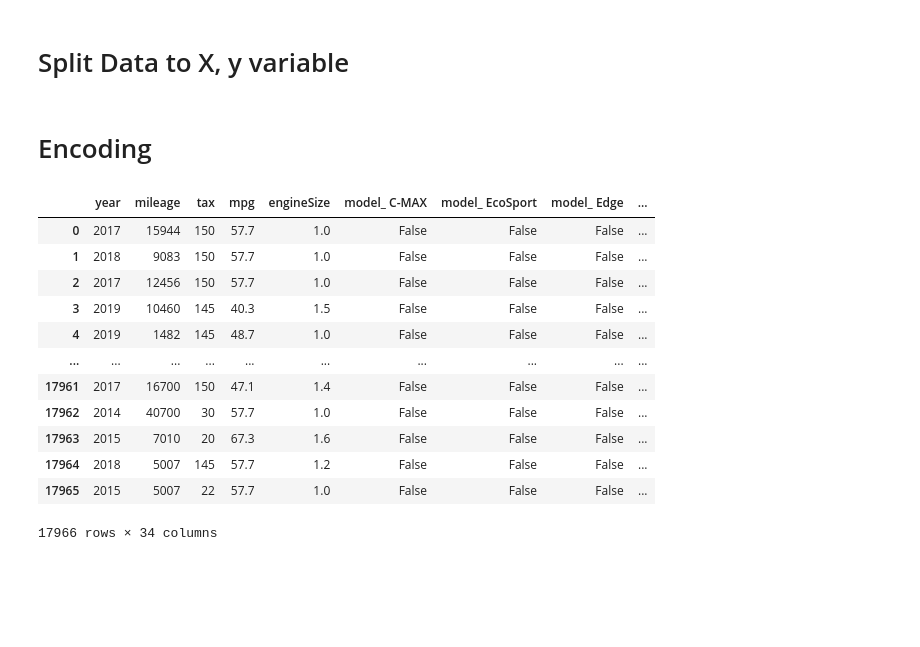
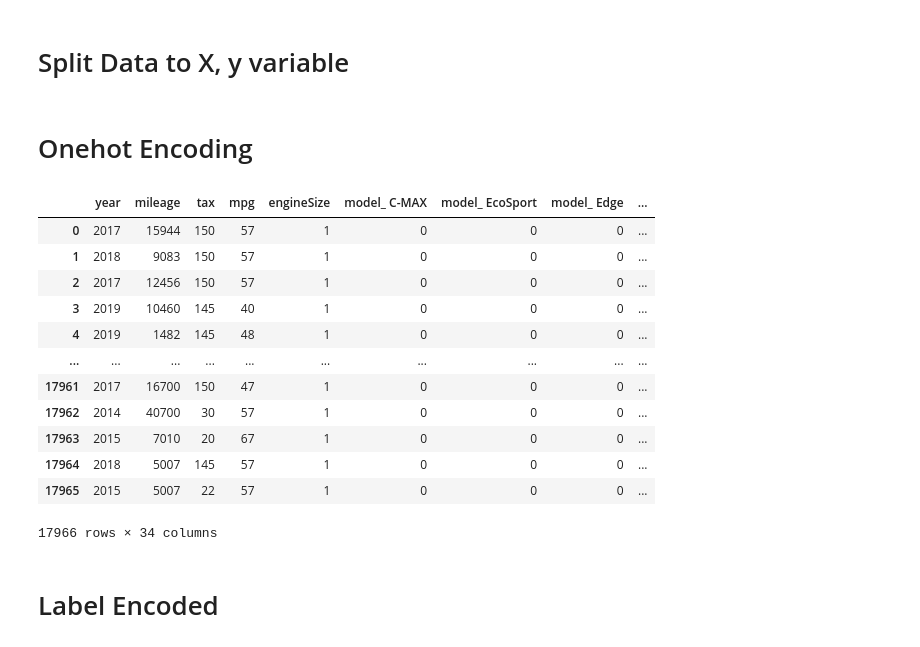
Before and after one commit to laxmansharma1811/ML_Projects, a Jupyter notebook: car_price_prediction.ipynb, the cells around one changed output. Cells and saved outputs as stored; diff of their text form; code cells hidden in the pictures; blank space fills up the shorter version.

Commit message:
Encoding done

```diff
--- a/car_price_prediction.ipynb
+++ b/car_price_prediction.ipynb
@@ -159,22 +159,25 @@ plt.show()
 X = df.drop('price', axis=1)
 y = df['price']
 # %% [markdown]
-# Encoding
+# Onehot Encoding
 # %%
 X_encoded = pd.get_dummies(X, drop_first=True)
 # %%
+X_encoded = X_encoded.astype('int')
 X_encoded
 # %% [output]
 |  | year | mileage | tax | mpg | engineSize | model_ C-MAX | model_ EcoSport | model_ Edge | ... |
-| 0 | 2017 | 15944 | 150 | 57.7 | 1.0 | False | False | False | ... |
-| 1 | 2018 | 9083 | 150 | 57.7 | 1.0 | False | False | False | ... |
-| 2 | 2017 | 12456 | 150 | 57.7 | 1.0 | False | False | False | ... |
-| 3 | 2019 | 10460 | 145 | 40.3 | 1.5 | False | False | False | ... |
-| 4 | 2019 | 1482 | 145 | 48.7 | 1.0 | False | False | False | ... |
+| 0 | 2017 | 15944 | 150 | 57 | 1 | 0 | 0 | 0 | ... |
+| 1 | 2018 | 9083 | 150 | 57 | 1 | 0 | 0 | 0 | ... |
+| 2 | 2017 | 12456 | 150 | 57 | 1 | 0 | 0 | 0 | ... |
+| 3 | 2019 | 10460 | 145 | 40 | 1 | 0 | 0 | 0 | ... |
+| 4 | 2019 | 1482 | 145 | 48 | 1 | 0 | 0 | 0 | ... |
 | ... | ... | ... | ... | ... | ... | ... | ... | ... | ... |
-| 17961 | 2017 | 16700 | 150 | 47.1 | 1.4 | False | False | False | ... |
-| 17962 | 2014 | 40700 | 30 | 57.7 | 1.0 | False | False | False | ... |
-| 17963 | 2015 | 7010 | 20 | 67.3 | 1.6 | False | False | False | ... |
-| 17964 | 2018 | 5007 | 145 | 57.7 | 1.2 | False | False | False | ... |
-| 17965 | 2015 | 5007 | 22 | 57.7 | 1.0 | False | False | False | ... |
+| 17961 | 2017 | 16700 | 150 | 47 | 1 | 0 | 0 | 0 | ... |
+| 17962 | 2014 | 40700 | 30 | 57 | 1 | 0 | 0 | 0 | ... |
+| 17963 | 2015 | 7010 | 20 | 67 | 1 | 0 | 0 | 0 | ... |
+| 17964 | 2018 | 5007 | 145 | 57 | 1 | 0 | 0 | 0 | ... |
+| 17965 | 2015 | 5007 | 22 | 57 | 1 | 0 | 0 | 0 | ... |
 17966 rows × 34 columns
+# %% [markdown]
+# Label Encoded
```
Also changed, not shown: parts of 10 cells of this notebook.
